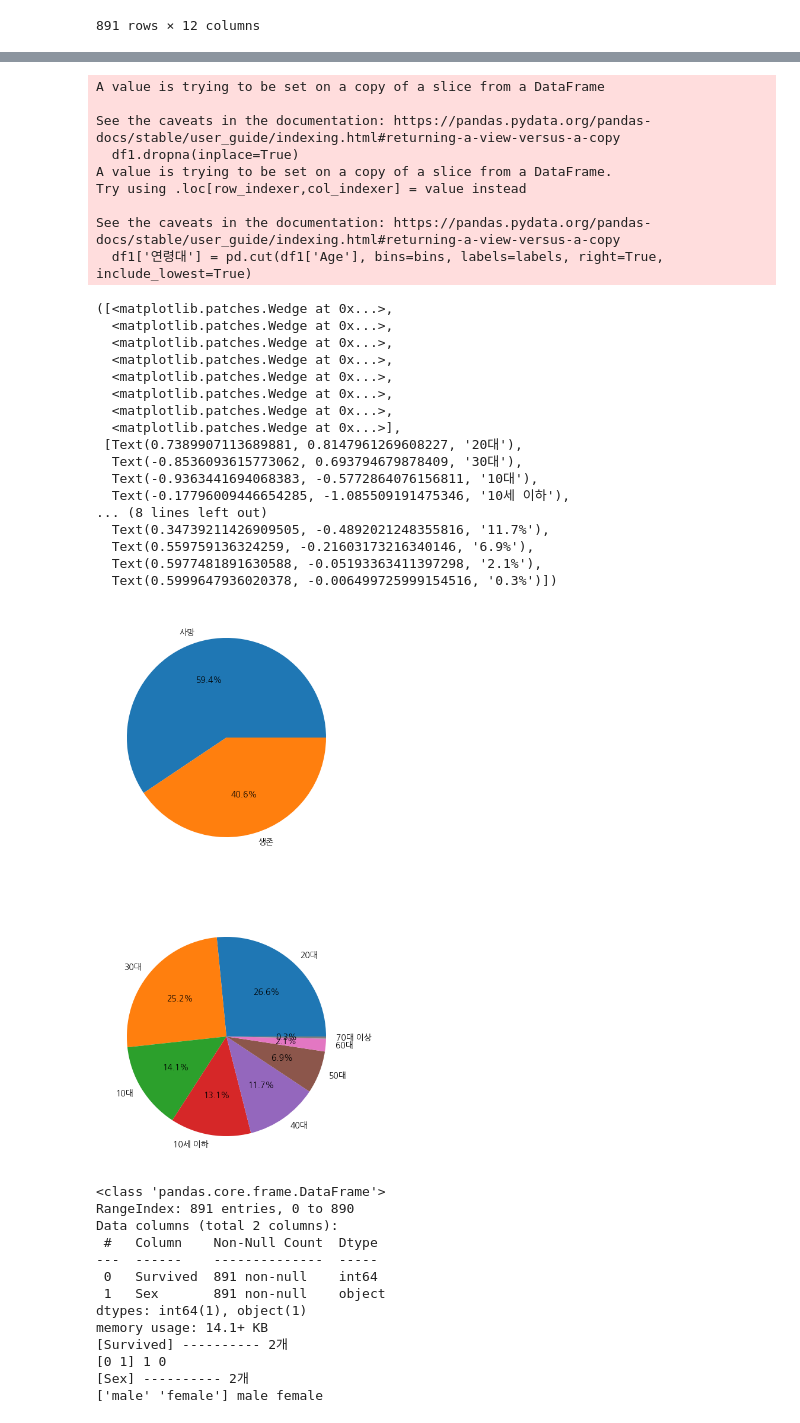
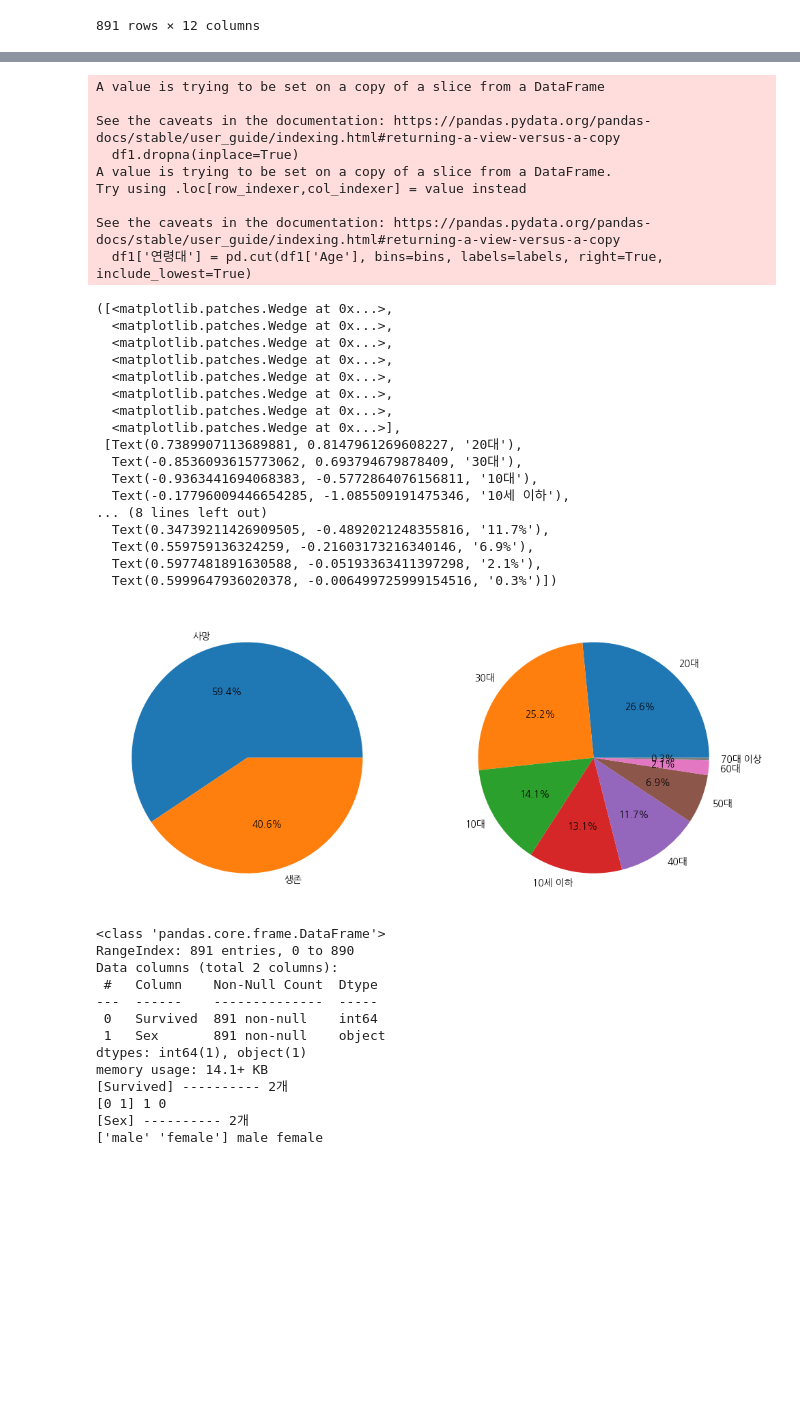
Before and after one commit to HmDol/KDT_SL_10, a Jupyter notebook: EX_DATA_VS/WORK/D1104_work_김힘찬.ipynb, the cells around one changed output, grey strips where cells are left out. Drawn from its saved outputs; the diff is of its cells as text; code cells hidden in the pictures; blank space fills up the shorter version.

```diff
--- a/EX_DATA_VS/WORK/D1104_work_김힘찬.ipynb
+++ b/EX_DATA_VS/WORK/D1104_work_김힘찬.ipynb
@@ -61,16 +61,16 @@ df1['연령대'] = pd.cut(df1['Age'], bins=bins, labels=labels, right=True, incl
 
 ## 그래프 그리기 --------------------------------------------------------------------------------------------------------------------
 ## 생존자 비율
-plt.figure(figsize = (8,12))
+plt.figure(figsize = (12,8))
 alive_per = df1['Survived'].value_counts()
 # display(alive_per)
-plt.subplot(2,1,1)
+plt.subplot(1,2,1)
 plt.pie(alive_per, labels=['사망', '생존'], autopct='%1.1f%%')
 
 ## 생존자 중 연령 비율
 alive = df1[df1['Survived'] == 1]
 age_per = alive['연령대'].value_counts()
-plt.subplot(2,1,2)
+plt.subplot(1,2,2)
 plt.pie(age_per, labels=age_per.index, autopct='%1.1f%%')
 # %% [output]
 [Survived] ---------- 2개
@@ -83,34 +83,34 @@ plt.pie(age_per, labels=age_per.index, autopct='%1.1f%%')
  70.5  32.5  12.    9.   36.5  51.   55.5  40.5  44.    1.   61.   56.
  50.   36.   45.5  20.5  62.   41.   52.   63.   23.5   0.92 43.   60.
  10.   64.   13.   48.    0.75 53.   57.   80.   70.   24.5   6.    0.67
  30.5   0.42 34.5  74.  ] 80.0 0.42
 A value is trying to be set on a copy of a slice from a DataFrame
 
 See the caveats in the documentation: https://pandas.pydata.org/pandas-docs/stable/user_guide/indexing.html#returning-a-view-versus-a-copy
   df1.dropna(inplace=True)
 A value is trying to be set on a copy of a slice from a DataFrame.
 Try using .loc[row_indexer,col_indexer] = value instead
 
 See the caveats in the documentation: https://pandas.pydata.org/pandas-docs/stable/user_guide/indexing.html#returning-a-view-versus-a-copy
   df1['연령대'] = pd.cut(df1['Age'], bins=bins, labels=labels, right=True, include_lowest=True)
 ([<matplotlib.patches.Wedge at 0x...>,
   <matplotlib.patches.Wedge at 0x...>,
   <matplotlib.patches.Wedge at 0x...>,
   <matplotlib.patches.Wedge at 0x...>,
   <matplotlib.patches.Wedge at 0x...>,
   <matplotlib.patches.Wedge at 0x...>,
   <matplotlib.patches.Wedge at 0x...>,
   <matplotlib.patches.Wedge at 0x...>],
  [Text(0.7389907113689881, 0.8147961269608227, '20대'),
   Text(-0.8536093615773062, 0.693794679878409, '30대'),
   Text(-0.9363441694068383, -0.5772864076156811, '10대'),
   Text(-0.17796009446654285, -1.085509191475346, '10세 이하'),
 ... (8 lines left out)
   Text(0.34739211426909505, -0.4892021248355816, '11.7%'),
   Text(0.559759136324259, -0.21603173216340146, '6.9%'),
   Text(0.5977481891630588, -0.05193363411397298, '2.1%'),
   Text(0.5999647936020378, -0.006499725999154516, '0.3%')])
-[figure, old version]
+[figure, new version]
 # %%
 ## (2) 생존자의 성별
 ## 성별 비율 (파이 그래프)
```
Also changed, not shown: 44 other files.
